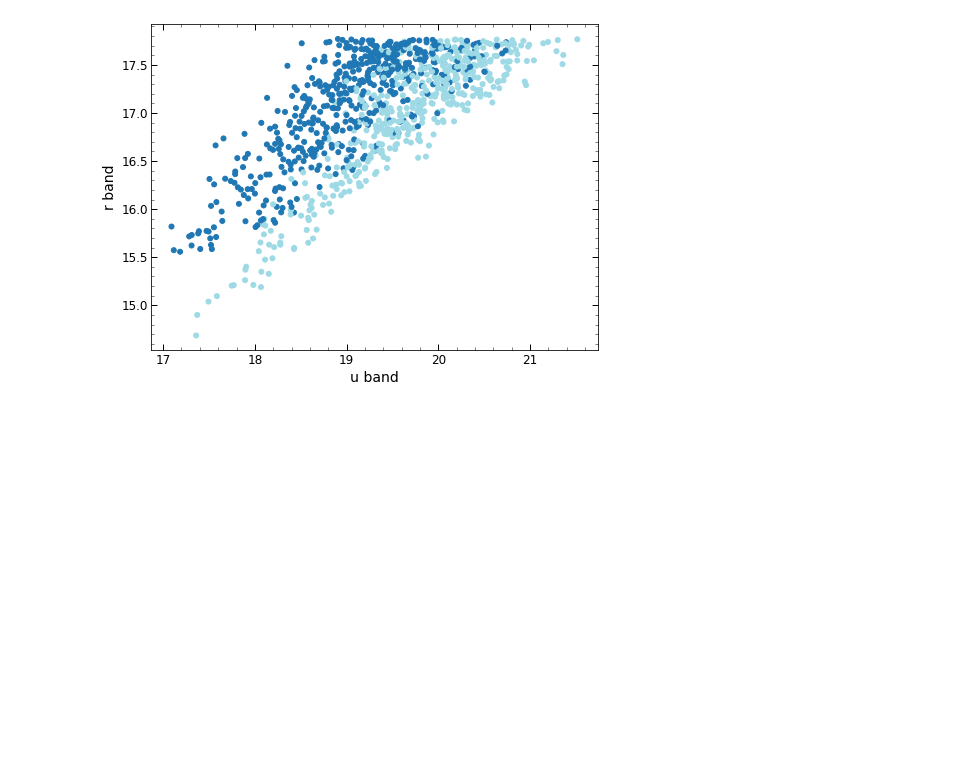
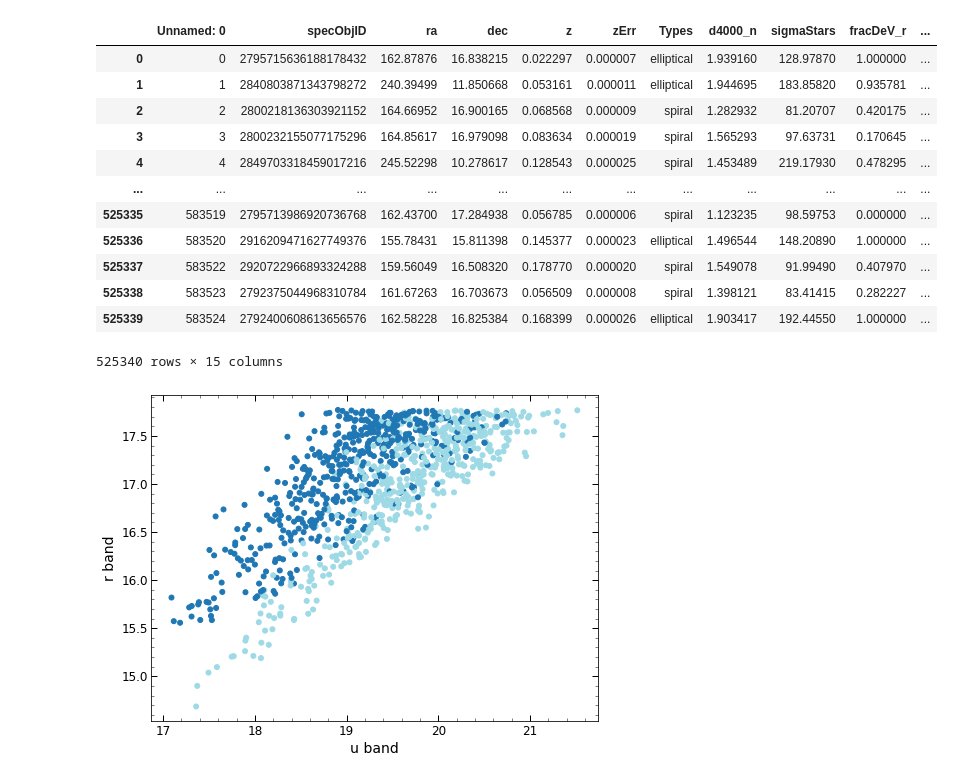
Before and after one commit to supakarn-t/Classify-Galaxy-by-SVM, a Jupyter notebook: SVM_2band.ipynb, the cells around one changed output. Saved outputs shown, nothing was run; the diff lists cells and outputs as text; code cells hidden in the pictures; blank space fills up the shorter version.

```diff
--- a/SVM_2band.ipynb
+++ b/SVM_2band.ipynb
@@ -10,6 +10,21 @@ import pickle
 # %%
 path = 'SDSS_DR16_90cutoff_for_Vicky.csv'
 df = pd.read_csv(path)
+df
+# %% [output]
+|  | Unnamed: 0 | specObjID | ra | dec | z | zErr | Types | d4000_n | sigmaStars | fracDeV_r | ... |
+| 0 | 0 | 2795715636188178432 | 162.87876 | 16.838215 | 0.022297 | 0.000007 | elliptical | 1.939160 | 128.97870 | 1.000000 | ... |
+| 1 | 1 | 2840803871343798272 | 240.39499 | 11.850668 | 0.053161 | 0.000011 | elliptical | 1.944695 | 183.85820 | 0.935781 | ... |
+| 2 | 2 | 2800218136303921152 | 164.66952 | 16.900165 | 0.068568 | 0.000009 | spiral | 1.282932 | 81.20707 | 0.420175 | ... |
+| 3 | 3 | 2800232155077175296 | 164.85617 | 16.979098 | 0.083634 | 0.000019 | spiral | 1.565293 | 97.63731 | 0.170645 | ... |
+| 4 | 4 | 2849703318459017216 | 245.52298 | 10.278617 | 0.128543 | 0.000025 | spiral | 1.453489 | 219.17930 | 0.478295 | ... |
+| ... | ... | ... | ... | ... | ... | ... | ... | ... | ... | ... | ... |
+| 525335 | 583519 | 2795713986920736768 | 162.43700 | 17.284938 | 0.056785 | 0.000006 | spiral | 1.123235 | 98.59753 | 0.000000 | ... |
+| 525336 | 583520 | 2916209471627749376 | 155.78431 | 15.811398 | 0.145377 | 0.000023 | elliptical | 1.496544 | 148.20890 | 1.000000 | ... |
+| 525337 | 583522 | 2920722966893324288 | 159.56049 | 16.508320 | 0.178770 | 0.000020 | spiral | 1.549078 | 91.99490 | 0.407970 | ... |
+| 525338 | 583523 | 2792375044968310784 | 161.67263 | 16.703673 | 0.056509 | 0.000008 | spiral | 1.398121 | 83.41415 | 0.282227 | ... |
+| 525339 | 583524 | 2792400608613656576 | 162.58228 | 16.825384 | 0.168399 | 0.000026 | elliptical | 1.903417 | 192.44550 | 1.000000 | ... |
+525340 rows × 15 columns
 # %%
 Types = df.loc[0:1000, 'Types']
 types = Types.apply(lambda v: v.replace(
```
